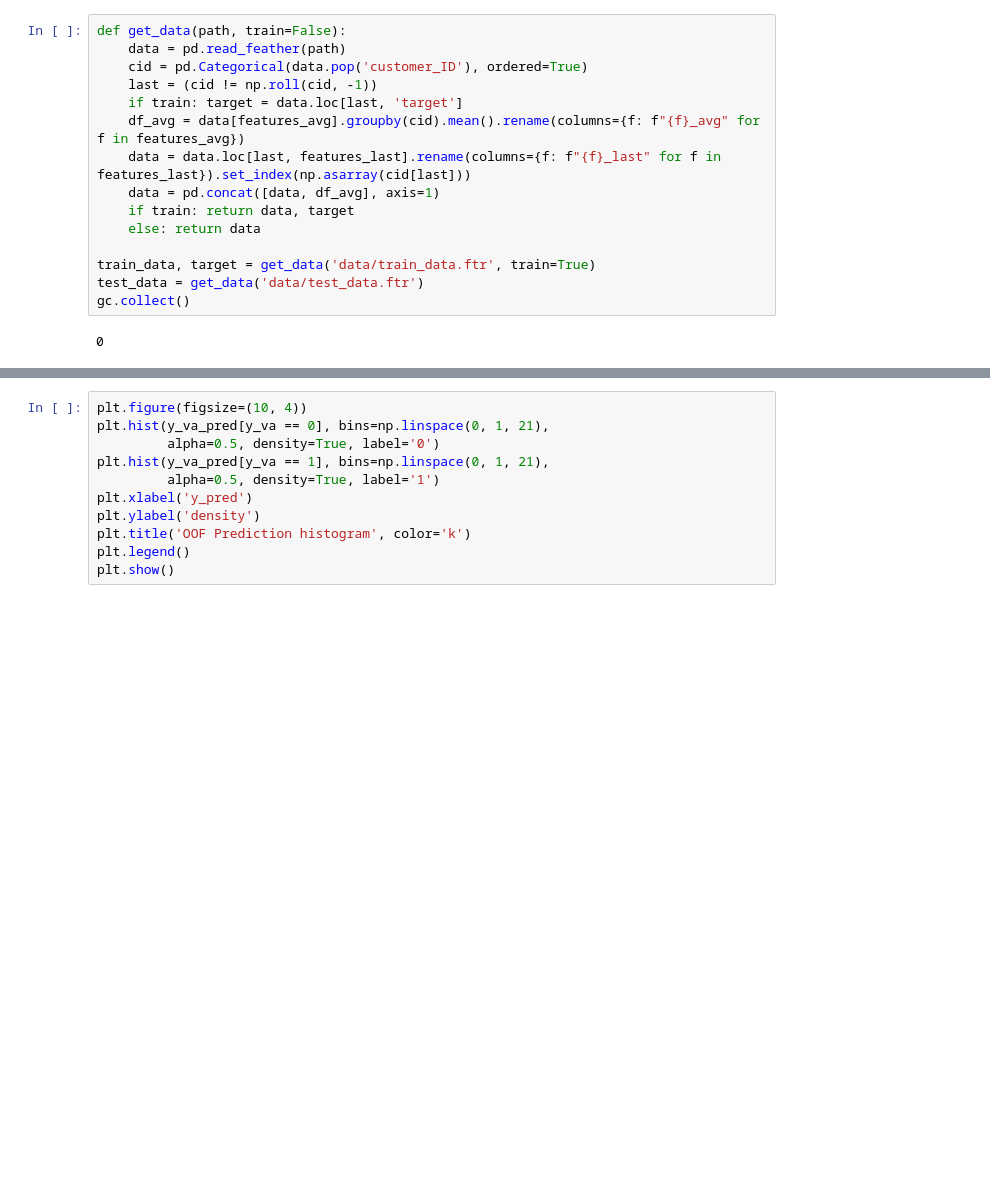
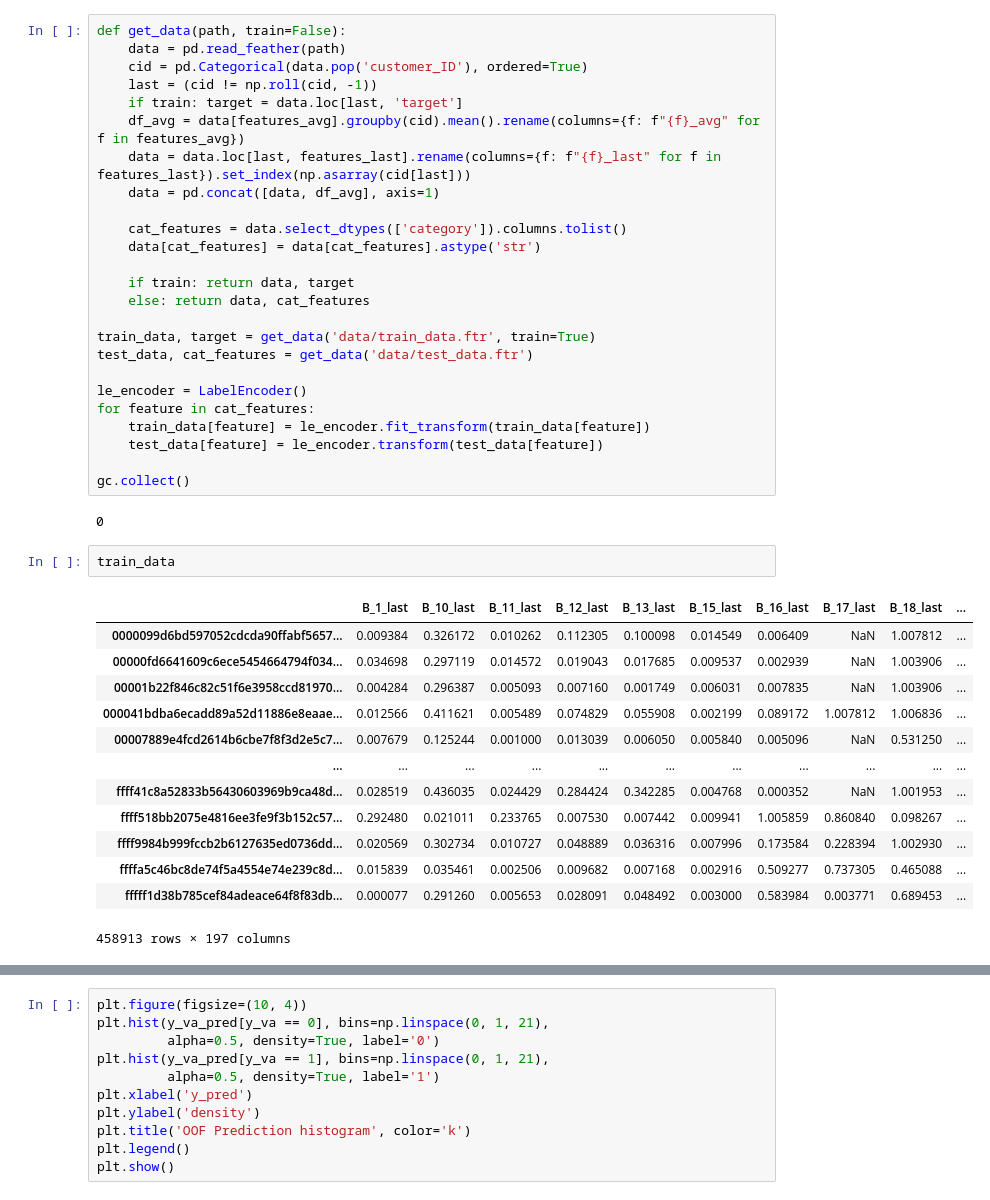
Before and after one commit to kdimon15/kaggle_AMEX, a Jupyter notebook: train.ipynb, the cells around one changed output, grey strips where cells are left out. Drawn from its saved outputs; the diff is of its cells as text; blank space fills up the shorter version.

```diff
--- a/train.ipynb
+++ b/train.ipynb
@@ -123,12 +113,38 @@ def get_data(path, train=False):
     df_avg = data[features_avg].groupby(cid).mean().rename(columns={f: f"{f}_avg" for f in features_avg})
     data = data.loc[last, features_last].rename(columns={f: f"{f}_last" for f in features_last}).set_index(np.asarray(cid[last]))
     data = pd.concat([data, df_avg], axis=1)
+
+    cat_features = data.select_dtypes(['category']).columns.tolist()
+    data[cat_features] = data[cat_features].astype('str')
+
     if train: return data, target
-    else: return data
+    else: return data, cat_features
 
 train_data, target = get_data('data/train_data.ftr', train=True)
-test_data = get_data('data/test_data.ftr')
+test_data, cat_features = get_data('data/test_data.ftr')
+
+le_encoder = LabelEncoder()
+for feature in cat_features:
+    train_data[feature] = le_encoder.fit_transform(train_data[feature])
+    test_data[feature] = le_encoder.transform(test_data[feature])
+
 gc.collect()
 # %% [output]
 0
+# %%
+train_data
+# %% [output]
+|  | B_1_last | B_10_last | B_11_last | B_12_last | B_13_last | B_15_last | B_16_last | B_17_last | B_18_last | ... |
+| 0000099d6bd597052cdcda90ffabf5657... | 0.009384 | 0.326172 | 0.010262 | 0.112305 | 0.100098 | 0.014549 | 0.006409 | NaN | 1.007812 | ... |
+| 00000fd6641609c6ece5454664794f034... | 0.034698 | 0.297119 | 0.014572 | 0.019043 | 0.017685 | 0.009537 | 0.002939 | NaN | 1.003906 | ... |
+| 00001b22f846c82c51f6e3958ccd81970... | 0.004284 | 0.296387 | 0.005093 | 0.007160 | 0.001749 | 0.006031 | 0.007835 | NaN | 1.003906 | ... |
+| 000041bdba6ecadd89a52d11886e8eaae... | 0.012566 | 0.411621 | 0.005489 | 0.074829 | 0.055908 | 0.002199 | 0.089172 | 1.007812 | 1.006836 | ... |
+| 00007889e4fcd2614b6cbe7f8f3d2e5c7... | 0.007679 | 0.125244 | 0.001000 | 0.013039 | 0.006050 | 0.005840 | 0.005096 | NaN | 0.531250 | ... |
+| ... | ... | ... | ... | ... | ... | ... | ... | ... | ... | ... |
+| ffff41c8a52833b56430603969b9ca48d... | 0.028519 | 0.436035 | 0.024429 | 0.284424 | 0.342285 | 0.004768 | 0.000352 | NaN | 1.001953 | ... |
+| ffff518bb2075e4816ee3fe9f3b152c57... | 0.292480 | 0.021011 | 0.233765 | 0.007530 | 0.007442 | 0.009941 | 1.005859 | 0.860840 | 0.098267 | ... |
+| ffff9984b999fccb2b6127635ed0736dd... | 0.020569 | 0.302734 | 0.010727 | 0.048889 | 0.036316 | 0.007996 | 0.173584 | 0.228394 | 1.002930 | ... |
+| ffffa5c46bc8de74f5a4554e74e239c8d... | 0.015839 | 0.035461 | 0.002506 | 0.009682 | 0.007168 | 0.002916 | 0.509277 | 0.737305 | 0.465088 | ... |
+| fffff1d38b785cef84adeace64f8f83db... | 0.000077 | 0.291260 | 0.005653 | 0.028091 | 0.048492 | 0.003000 | 0.583984 | 0.003771 | 0.689453 | ... |
+458913 rows × 197 columns
 # %%
```
Also changed, not shown: parts of 4 cells of this notebook, 1 other file.
